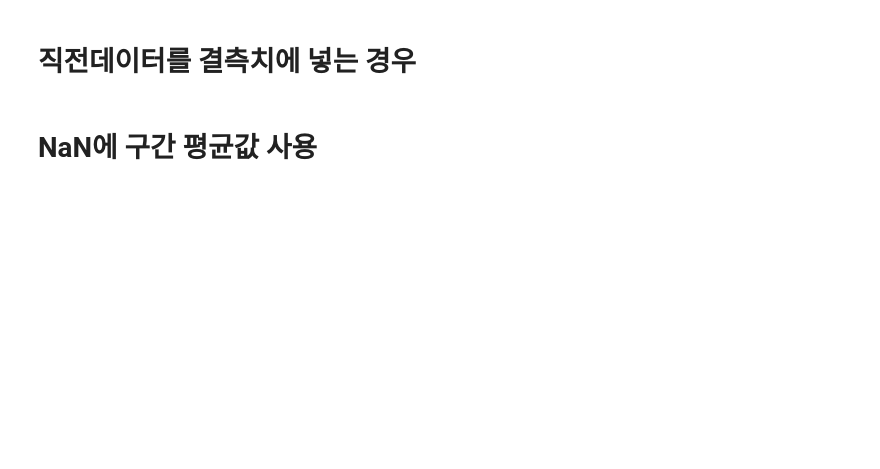
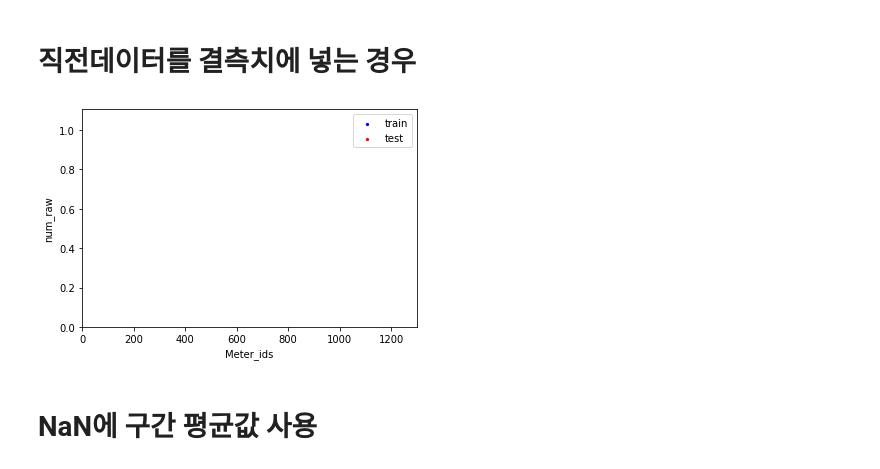
Before and after one commit to bunchacha/power-forecasting, a Jupyter notebook: ver_4_miniProj.ipynb, the cells around one changed output. Saved outputs shown, nothing was run; the diff lists cells and outputs as text; code cells hidden in the pictures; blank space fills up the shorter version.

```diff
--- a/ver_4_miniProj.ipynb
+++ b/ver_4_miniProj.ipynb
@@ -810,54 +810,56 @@ def PreModel_prev(train_2, meter_ids, c1, c2):
             #print("before:", prepro_['power'].iloc[i])
             if prepro_['power'].iloc[i] == 0.0:
                  prepro_['power'].iloc[i] == prepro_['power'].iloc[i-1]
             #print("after:", prepro_['power'].iloc[i])
 
 
         # power_d (직전 7d의 평균) feature 추가
         # power_d1, d2, ..., d7 feature 추가
-        if c1 == 1:
-            if len(prepro_) > 6000 and len(prepro_) < 8400:
-                return_ = add_feature(prepro_, day) # 1주 2주 3주 바꾸실 때 이놈만 수정하시면 됩니다.
-                # 전력 사용량 24h -> 1d로 합치기
-                if c2 == 0:
-                    num_raw.append(len(return_))
-                    num_met.append(count_+1)
-                else:
-                    num_raw_test.append(len(return_))
-                    num_met_test.append(count_+1)
 
-                final_add = pd.merge(weather_d_final, return_, on='date')
-                if count_ == 0:
-                    final_ans = final_add.copy()
-                else:
-                    final_ans = pd.concat([final_ans, final_add], ignore_index=True)
-                    final_ans.reset_index()
-                count_ = count_ + 1
-                if count_%100 == 0:
-                    print(count_, "세대, 계산 시간 : ", time.time() - start)
+        if len(prepro_) > 6000 and len(prepro_) < 8400:
+            return_ = add_feature(prepro_, day) # 1주 2주 3주 바꾸실 때 이놈만 수정하시면 됩니다.
+            # 전력 사용량 24h -> 1d로 합치기
+            if c2 == 0:
+                num_raw.append(len(return_))
+                num_met.append(count_+1)
+            else:
+                num_raw_test.append(len(return_))
+                num_met_test.append(count_+1)
+
+            final_add = pd.merge(weather_d_final, return_, on='date')
+            if count_ == 0:
+                final_ans = final_add.copy()
+            else:
+                final_ans = pd.concat([final_ans, final_add], ignore_index=True)
+                final_ans.reset_index()
+            count_ = count_ + 1
+            if count_%100 == 0:
+                print(count_, "세대, 계산 시간 : ", time.time() - start)
                 #print(return_)
     if count_ != 0:
         return final_ans
 
 
 # c1 : 1 = 1주일, 2 = 2주일, 3 = 3주일
 # c2 : 0 = train, 1 = test
-final_ans = PreModel(train_2, meter_ids, 1, 0)
-final_ans_test = PreModel(test_2, meter_ids_2, 1, 1)
+# final_ans = PreModel(train_2, meter_ids, 1, 0)
+# final_ans_test = PreModel(test_2, meter_ids_2, 1, 1)
 #PreModel(train_2, meter_ids, mod, 2)
 #PreModel(train_2, meter_ids, mod, 3)
 
 
 plt.scatter(num_met, num_raw, s=5, color='b', label='train')
 plt.scatter(num_met_test, num_raw_test, s=5, color='r', label='test')
 plt.legend()
 plt.xlim(0, 1300)
 plt.ylim(bottom=0)
 plt.xlabel('Meter_ids')
 plt.ylabel('num_raw')
 plt.show()
 
 # 추가로 고려해야 하는 변수 : 직전 7d 표준편차
+# %% [output]
+[figure, added]
 # %% [markdown]
 # NaN에 구간 평균값 사용
 # %%
```
Also changed, not shown: parts of 6 cells of this notebook, 3 other files.
